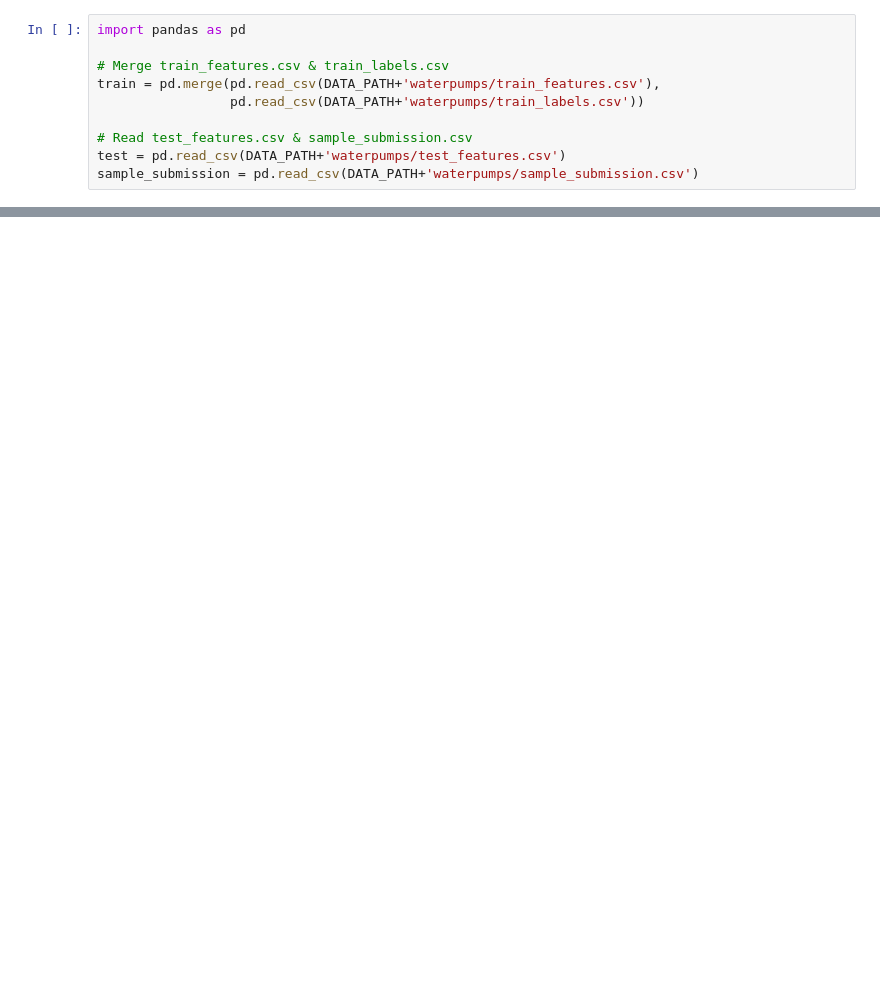
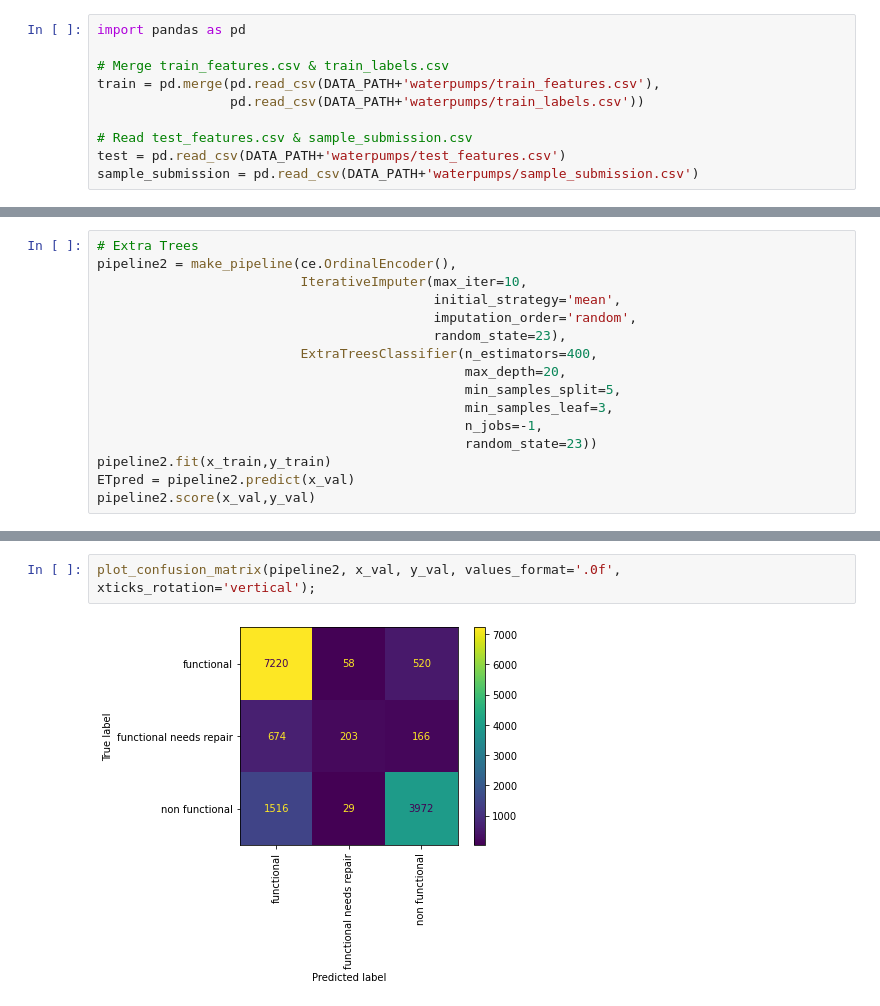
Before and after one commit to Gr8eye/DS-Unit-2-Kaggle-Challenge, a Jupyter notebook: module4-classification-metrics/LS_DS_224_assignment.ipynb, the cells around one changed output, grey strips where cells are left out. Drawn from its saved outputs; the diff is of its cells as text; blank space fills up the shorter version.

```diff
--- a/module4-classification-metrics/LS_DS_224_assignment.ipynb
+++ b/module4-classification-metrics/LS_DS_224_assignment.ipynb
@@ -73,0 +192,16 @@ sample_submission = pd.read_csv(DATA_PATH+'waterpumps/sample_submission.csv')
+# %%
+# Extra Trees
+pipeline2 = make_pipeline(ce.OrdinalEncoder(),
+                          IterativeImputer(max_iter=10,
+                                           initial_strategy='mean',
+                                           imputation_order='random',
+                                           random_state=23),
+                          ExtraTreesClassifier(n_estimators=400,
+                                               max_depth=20,
+                                               min_samples_split=5,
+                                               min_samples_leaf=3,
+                                               n_jobs=-1,
+                                               random_state=23))
+pipeline2.fit(x_train,y_train)
+ETpred = pipeline2.predict(x_val)
+pipeline2.score(x_val,y_val)
@@ -73,0 +251,4 @@ sample_submission = pd.read_csv(DATA_PATH+'waterpumps/sample_submission.csv')
+# %%
+plot_confusion_matrix(pipeline2, x_val, y_val, values_format='.0f', xticks_rotation='vertical');
+# %% [output]
+[figure, added]
```
Also changed, not shown: parts of 20 cells of this notebook.
